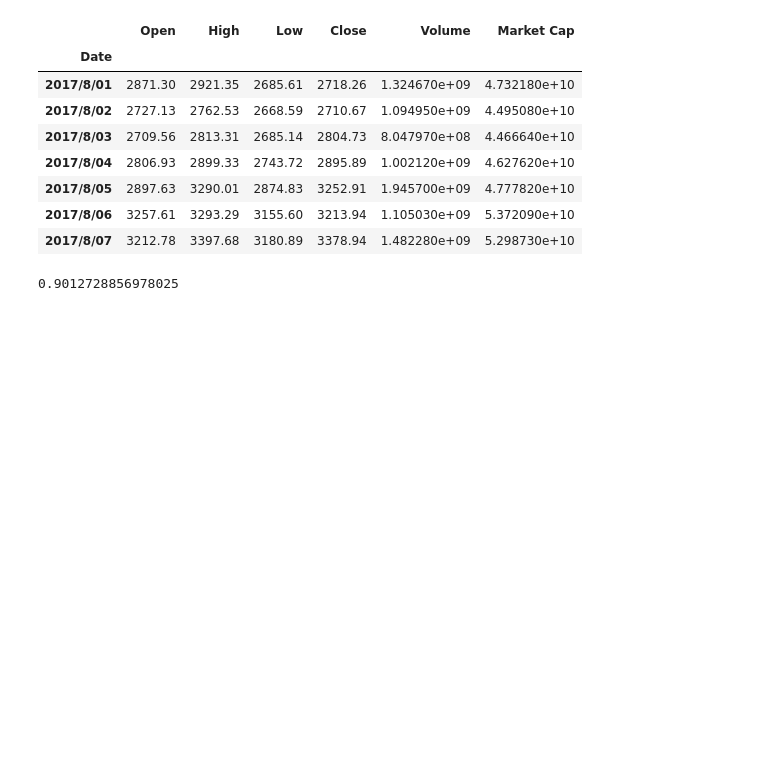
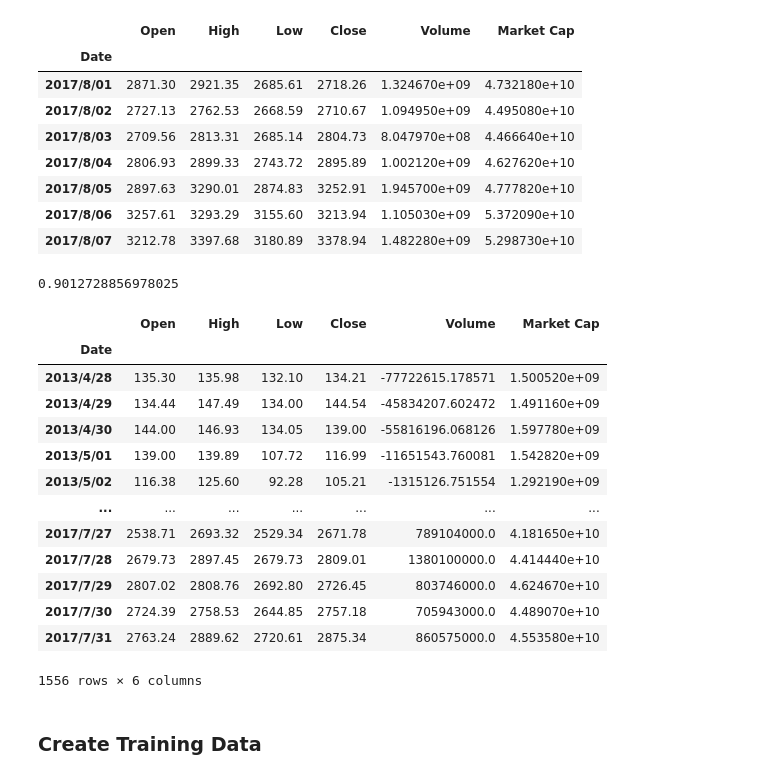
Before and after one commit to dimas145/LSTM, a Jupyter notebook: main.ipynb, the cells around one changed output. Cells and saved outputs as stored; diff of their text form; code cells hidden in the pictures; blank space fills up the shorter version.

```diff
--- a/main.ipynb
+++ b/main.ipynb
@@ -246,6 +246,23 @@ explained_variance_score(y_temp_test, y_pred)
 # %%
 need_fill = training_data[training_data['Volume'] == '-'].loc[:, ['Open', 'Close', 'Low', 'High', 'Market Cap']]
 training_data.loc[need_fill.index.to_list(), ['Volume']] = reg.predict(need_fill)
+# %%
+training_data
+# %% [output]
+|  | Open | High | Low | Close | Volume | Market Cap |
+| Date |  |  |  |  |  |  |
+| 2013/4/28 | 135.30 | 135.98 | 132.10 | 134.21 | -77722615.178571 | 1.500520e+09 |
+| 2013/4/29 | 134.44 | 147.49 | 134.00 | 144.54 | -45834207.602472 | 1.491160e+09 |
+| 2013/4/30 | 144.00 | 146.93 | 134.05 | 139.00 | -55816196.068126 | 1.597780e+09 |
+| 2013/5/01 | 139.00 | 139.89 | 107.72 | 116.99 | -11651543.760081 | 1.542820e+09 |
+| 2013/5/02 | 116.38 | 125.60 | 92.28 | 105.21 | -1315126.751554 | 1.292190e+09 |
+| ... | ... | ... | ... | ... | ... | ... |
+| 2017/7/27 | 2538.71 | 2693.32 | 2529.34 | 2671.78 | 789104000.0 | 4.181650e+10 |
+| 2017/7/28 | 2679.73 | 2897.45 | 2679.73 | 2809.01 | 1380100000.0 | 4.414440e+10 |
+| 2017/7/29 | 2807.02 | 2808.76 | 2692.80 | 2726.45 | 803746000.0 | 4.624670e+10 |
+| 2017/7/30 | 2724.39 | 2758.53 | 2644.85 | 2757.18 | 705943000.0 | 4.489070e+10 |
+| 2017/7/31 | 2763.24 | 2889.62 | 2720.61 | 2875.34 | 860575000.0 | 4.553580e+10 |
+1556 rows × 6 columns
 # %%
 from sklearn.preprocessing import MinMaxScaler
 
@@ -253,3 +270,5 @@ scaler = MinMaxScaler(feature_range=(0, 1))
 
 X_train = pd.DataFrame(scaler.fit_transform(training_data), columns=['Open', 'High', 'Low', 'Close', 'Volume', 'Market Cap'])
 X_test = pd.DataFrame(scaler.transform(test_data), columns=['Open', 'High', 'Low', 'Close', 'Volume', 'Market Cap'])
+# %% [markdown]
+### Create Training Data
```
Also changed, not shown: parts of 22 cells of this notebook, 4 other files.
